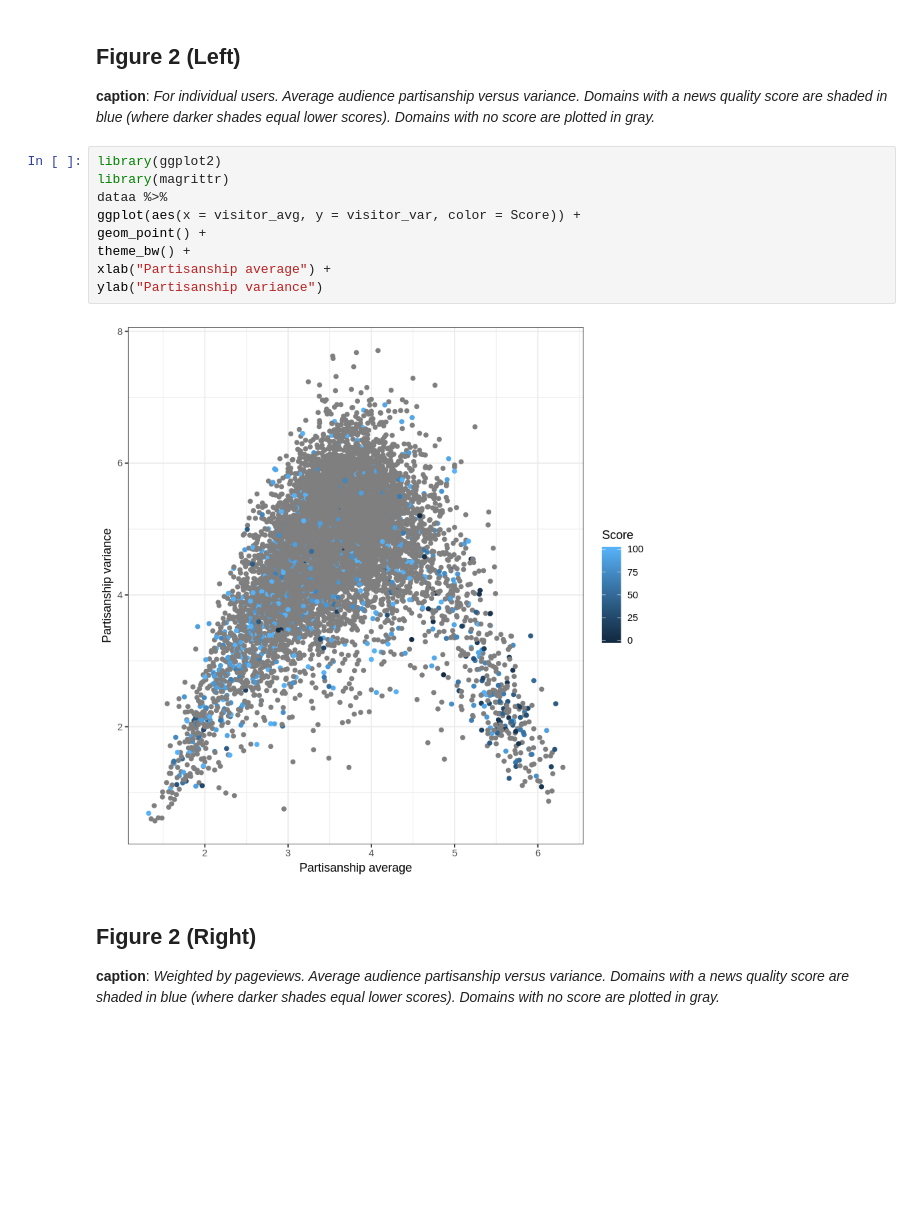
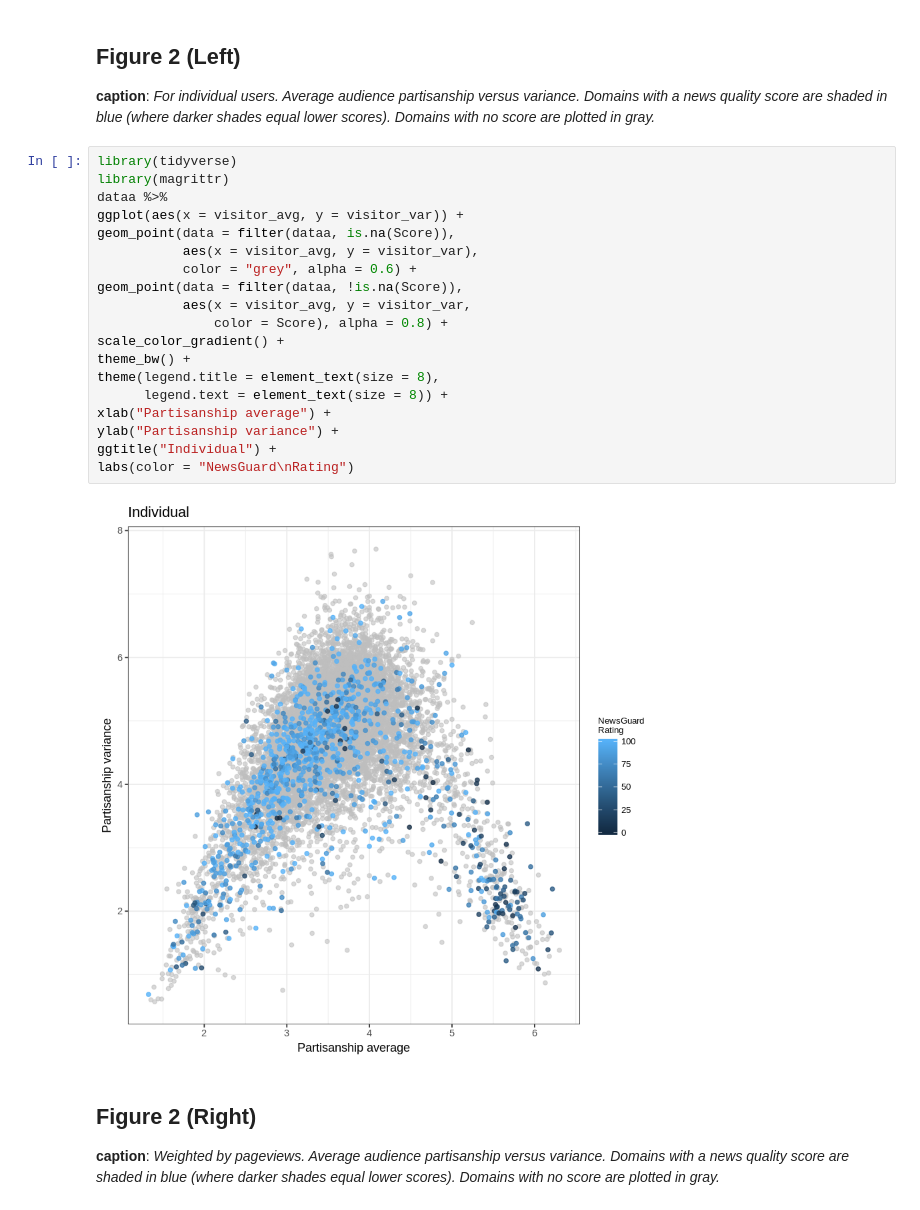
Before and after one commit to glciampaglia/InfoDiversity, a Jupyter notebook: Fig_1_to_3_R.ipynb, the cells around one changed output. Cells and saved outputs as stored; diff of their text form; blank space fills up the shorter version.

```diff
--- a/Fig_1_to_3_R.ipynb
+++ b/Fig_1_to_3_R.ipynb
@@ -39,17 +39,27 @@ Warning message:
 ## Figure 2 (Left)
 
 __caption__: _For individual users. Average audience partisanship versus variance. Domains with a news quality score are shaded in blue (where darker shades equal lower scores). Domains with no score are plotted in gray._
-# %%
-library(ggplot2)
-library(magrittr)
-dataa %>%
-ggplot(aes(x = visitor_avg, y = visitor_var, color = Score)) +
-geom_point() +
-theme_bw() +
-xlab("Partisanship average") +
-ylab("Partisanship variance")
-# %% [output]
-[figure, removed]
+# %%
+library(tidyverse)
+library(magrittr)
+dataa %>%
+ggplot(aes(x = visitor_avg, y = visitor_var)) +
+geom_point(data = filter(dataa, is.na(Score)),
+           aes(x = visitor_avg, y = visitor_var),
+           color = "grey", alpha = 0.6) +
+geom_point(data = filter(dataa, !is.na(Score)),
+           aes(x = visitor_avg, y = visitor_var,
+               color = Score), alpha = 0.8) +
+scale_color_gradient() +
+theme_bw() +
+theme(legend.title = element_text(size = 8),
+      legend.text = element_text(size = 8)) +
+xlab("Partisanship average") +
+ylab("Partisanship variance") +
+ggtitle("Individual") +
+labs(color = "NewsGuard\nRating")
+# %% [output]
+[figure, added]
 # %% [markdown]
 ## Figure 2 (Right)
 
```
Also changed, not shown: parts of 4 cells of this notebook, 1 other file.
